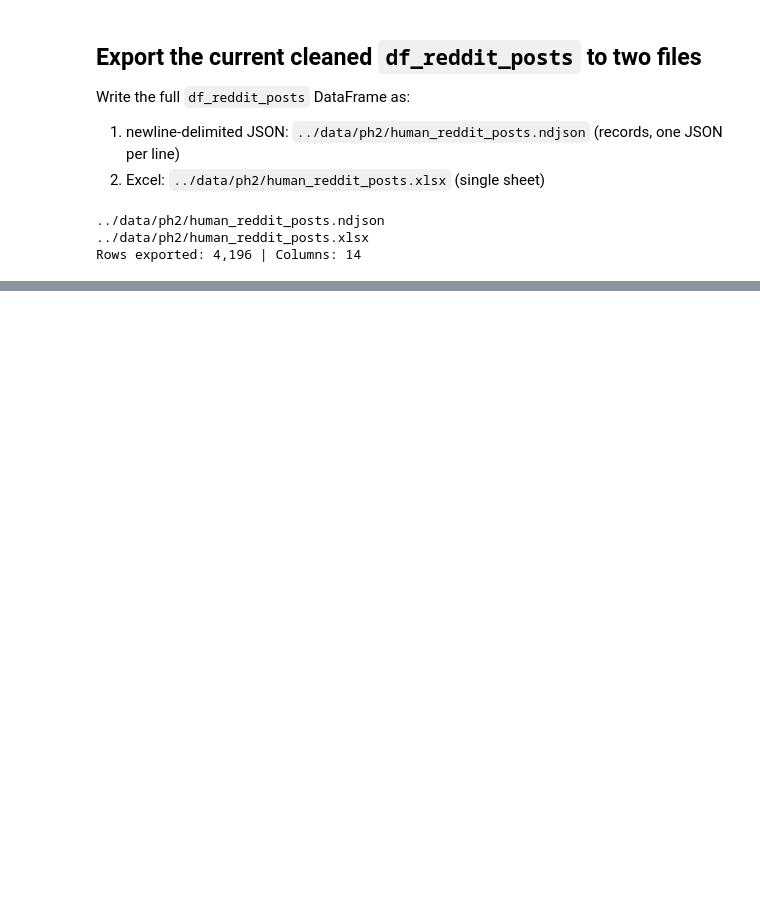
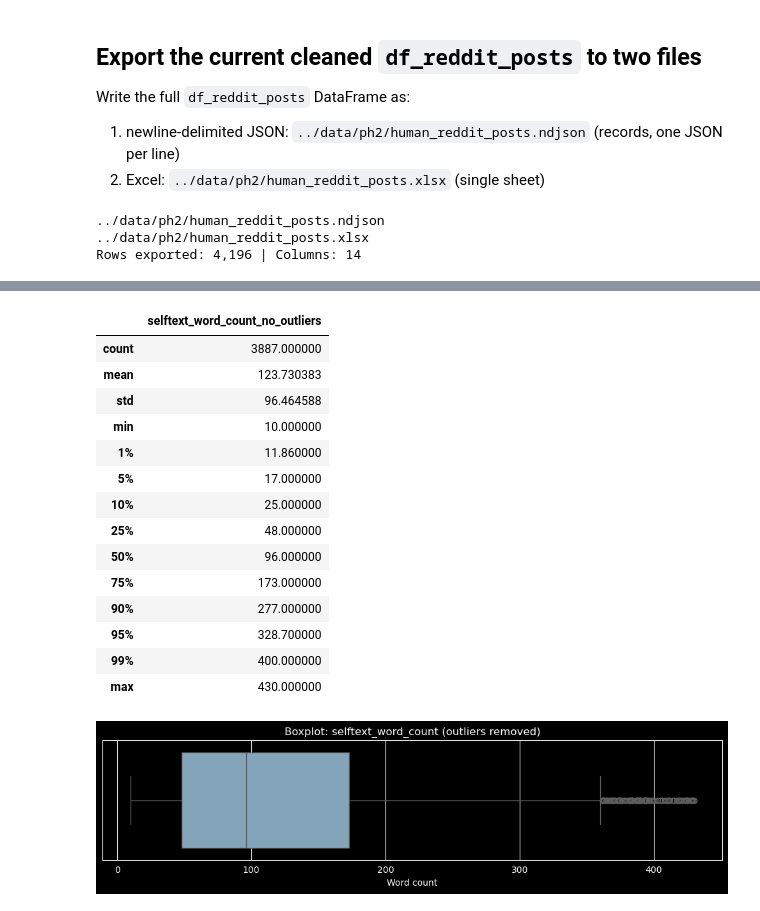
Before and after one commit to laelgelc/cl_st1_andressa, a Jupyter notebook: cl_st1_ph2_andressa/cl_st1_ph2_andressa.ipynb, the cells around one changed output, grey strips where cells are left out. Cells and saved outputs as stored; diff of their text form; code cells hidden in the pictures; blank space fills up the shorter version.

```diff
--- a/cl_st1_ph2_andressa/cl_st1_ph2_andressa.ipynb
+++ b/cl_st1_ph2_andressa/cl_st1_ph2_andressa.ipynb
@@ -596,0 +796,14 @@ Rows exported: 4,196 | Columns: 14
+# %%
+# Keep only non-outlier rows (within IQR fences) and reset index
+before_rows = len(df_human_reddit_posts)
+
+mask_inliers = (~mask_outliers) & df_human_reddit_posts[wc_col].notna()
+df_human_reddit_posts_no_outliers = df_human_reddit_posts.loc[mask_inliers].copy().reset_index(drop=True)
+
+after_rows = len(df_human_reddit_posts_no_outliers)
+
+print(f"Rows before: {before_rows:,}")
+print(f"Outliers removed: {(~mask_inliers).sum():,}")
+print(f"Rows after (no outliers): {after_rows:,} ({after_rows / before_rows:.2%})")
+
+df_human_reddit_posts_no_outliers
@@ -596,0 +827,34 @@ Rows exported: 4,196 | Columns: 14
+# %%
+# Quick check: new descriptive stats + boxplot after removing outliers
+import matplotlib.pyplot as plt
+import seaborn as sns
+import pandas as pd
+
+s_wc_no = pd.to_numeric(df_human_reddit_posts_no_outliers[wc_col], errors="coerce").dropna().astype(int)
+
+display(s_wc_no.describe(percentiles=[0.01, 0.05, 0.10, 0.25, 0.50, 0.75, 0.90, 0.95, 0.99]).to_frame(
+    name=f"{wc_col}_no_outliers"))
+
+plt.figure(figsize=(10, 2.8))
+sns.boxplot(x=s_wc_no, color="#7aa6c2")
+plt.title("Boxplot: selftext_word_count (outliers removed)")
+plt.xlabel("Word count")
+plt.tight_layout()
+plt.show()
+# %% [output]
+|  | selftext_word_count_no_outliers |
+| count | 3887.000000 |
+| mean | 123.730383 |
+| std | 96.464588 |
+| min | 10.000000 |
+| 1% | 11.860000 |
+| 5% | 17.000000 |
+| 10% | 25.000000 |
+| 25% | 48.000000 |
+| 50% | 96.000000 |
+| 75% | 173.000000 |
+| 90% | 277.000000 |
+| 95% | 328.700000 |
+| 99% | 400.000000 |
+| max | 430.000000 |
+[figure, added]
```
Also changed, not shown: parts of 14 cells of this notebook, 2 other files.
